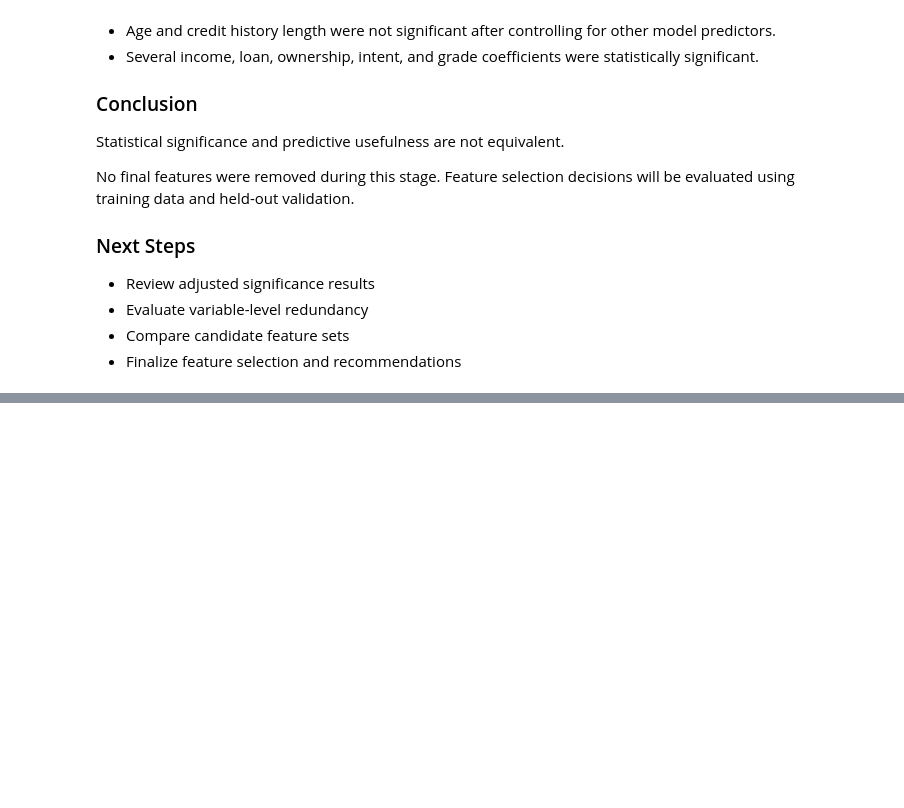
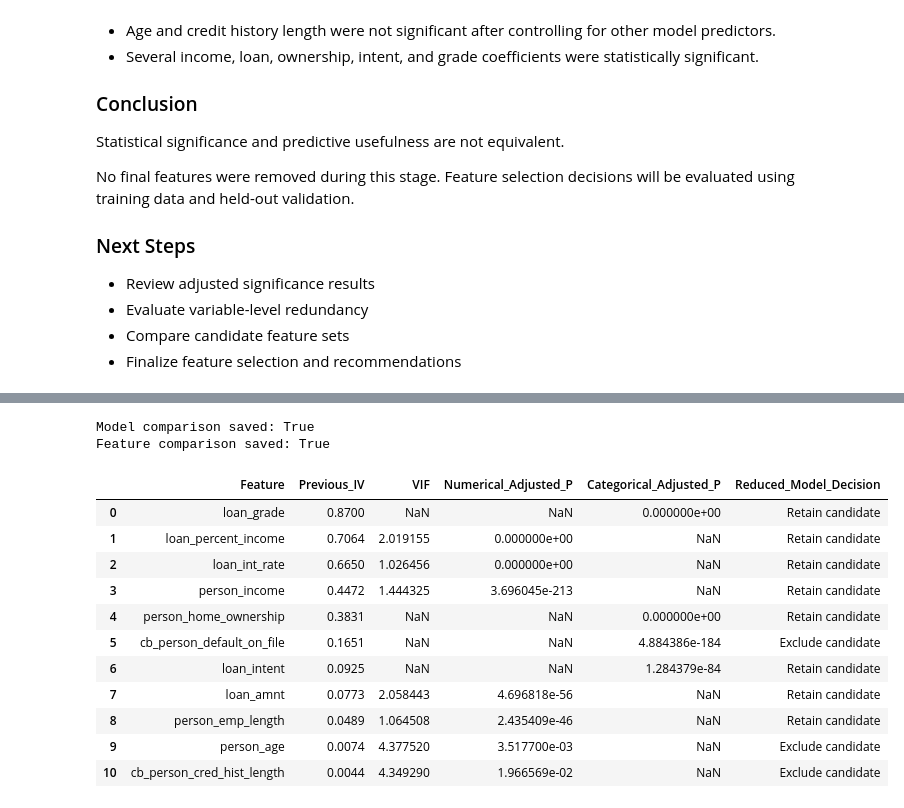
Before and after one commit to pujansonani/axlero-data-analytics, a Jupyter notebook: notebooks/member3/feature_selection_validation.ipynb, the cells around one changed output, grey strips where cells are left out. Drawn from its saved outputs; the diff is of its cells as text; code cells hidden in the pictures; blank space fills up the shorter version.

Commit message:
Add feature selection and model comparison analysis

```diff
--- a/notebooks/member3/feature_selection_validation.ipynb
+++ b/notebooks/member3/feature_selection_validation.ipynb
@@ -756,0 +1224,59 @@ using training data and held-out validation.
+# %%
+
+from pathlib import Path
+import pandas as pd
+
+output_dir = Path(
+    r"C:\Users\ragin\axlero-data-analytics\reports\member3_outputs"
+)
+output_dir.mkdir(parents=True, exist_ok=True)
+
+# Save the model comparison
+model_path = output_dir / "model_comparison_results.csv"
+model_comparison.to_csv(model_path, index=False)
+
+# Save the candidate feature selection comparison
+removed_candidates = [
+    "person_age",
+    "cb_person_cred_hist_length",
+    "cb_person_default_on_file"
+]
+
+feature_selection_comparison = feature_comparison.copy()
+
+feature_selection_comparison["Reduced_Model_Decision"] = (
+    feature_selection_comparison["Feature"].apply(
+        lambda feature: (
+            "Exclude candidate"
+            if feature in removed_candidates
+            else "Retain candidate"
+        )
+    )
+)
+
+feature_path = output_dir / "feature_selection_comparison.csv"
+
+feature_selection_comparison.to_csv(
+    feature_path,
+    index=False
+)
+
+print("Model comparison saved:", model_path.exists())
+print("Feature comparison saved:", feature_path.exists())
+
+display(feature_selection_comparison)
+# %% [output]
+Model comparison saved: True
+Feature comparison saved: True
+|  | Feature | Previous_IV | VIF | Numerical_Adjusted_P | Categorical_Adjusted_P | Reduced_Model_Decision |
+| 0 | loan_grade | 0.8700 | NaN | NaN | 0.000000e+00 | Retain candidate |
+| 1 | loan_percent_income | 0.7064 | 2.019155 | 0.000000e+00 | NaN | Retain candidate |
+| 2 | loan_int_rate | 0.6650 | 1.026456 | 0.000000e+00 | NaN | Retain candidate |
+| 3 | person_income | 0.4472 | 1.444325 | 3.696045e-213 | NaN | Retain candidate |
+| 4 | person_home_ownership | 0.3831 | NaN | NaN | 0.000000e+00 | Retain candidate |
+| 5 | cb_person_default_on_file | 0.1651 | NaN | NaN | 4.884386e-184 | Exclude candidate |
+| 6 | loan_intent | 0.0925 | NaN | NaN | 1.284379e-84 | Retain candidate |
+| 7 | loan_amnt | 0.0773 | 2.058443 | 4.696818e-56 | NaN | Retain candidate |
+| 8 | person_emp_length | 0.0489 | 1.064508 | 2.435409e-46 | NaN | Retain candidate |
+| 9 | person_age | 0.0074 | 4.377520 | 3.517700e-03 | NaN | Exclude candidate |
+| 10 | cb_person_cred_hist_length | 0.0044 | 4.349290 | 1.966569e-02 | NaN | Exclude candidate |
```
Also changed, not shown: parts of 10 cells of this notebook, 2 other files.
